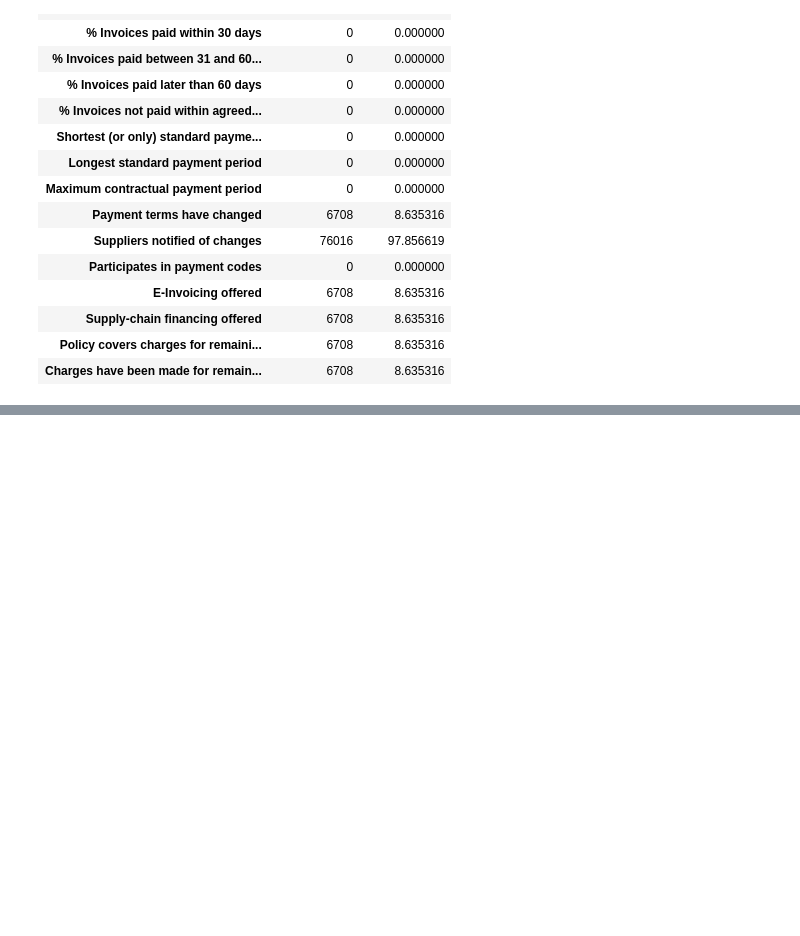
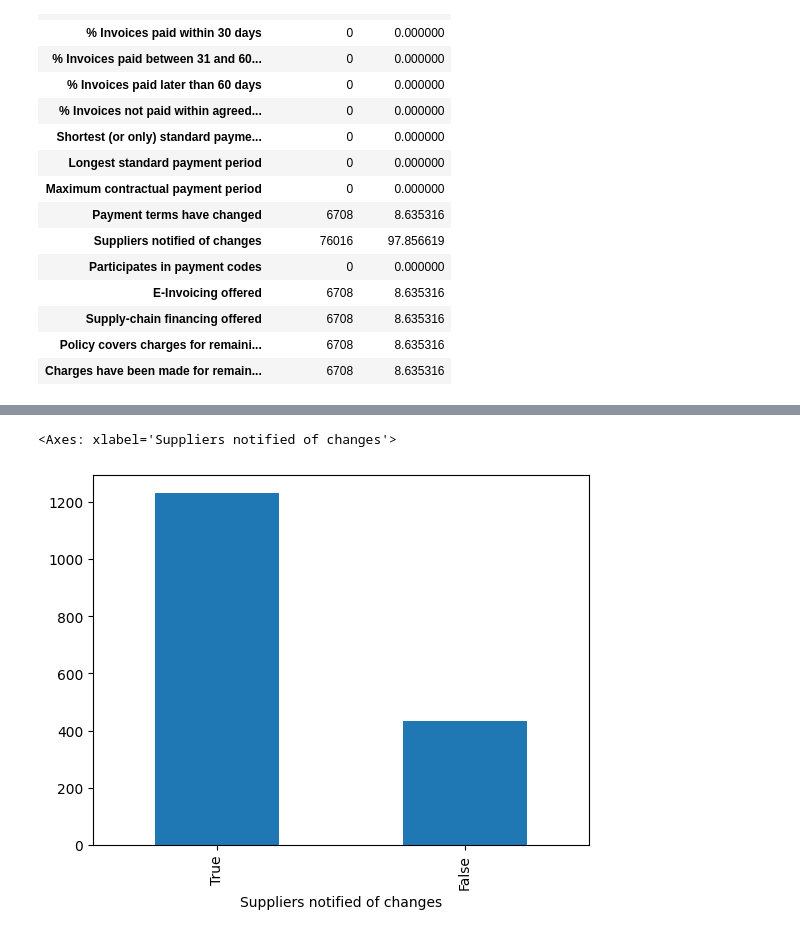
Before and after one commit to Lasya-t07/mini-proj, a Jupyter notebook: main code.ipynb, the cells around one changed output, grey strips where cells are left out. Cells and saved outputs as stored; diff of their text form; code cells hidden in the pictures; blank space fills up the shorter version.

```diff
--- a/main code.ipynb
+++ b/main code.ipynb
@@ -106,0 +119,5 @@ missing_data
+# %%
+data['Suppliers notified of changes'].value_counts().plot.bar()
+# %% [output]
+<Axes: xlabel='Suppliers notified of changes'>
+[figure, added]
```
Also changed, not shown: parts of 13 cells of this notebook.
